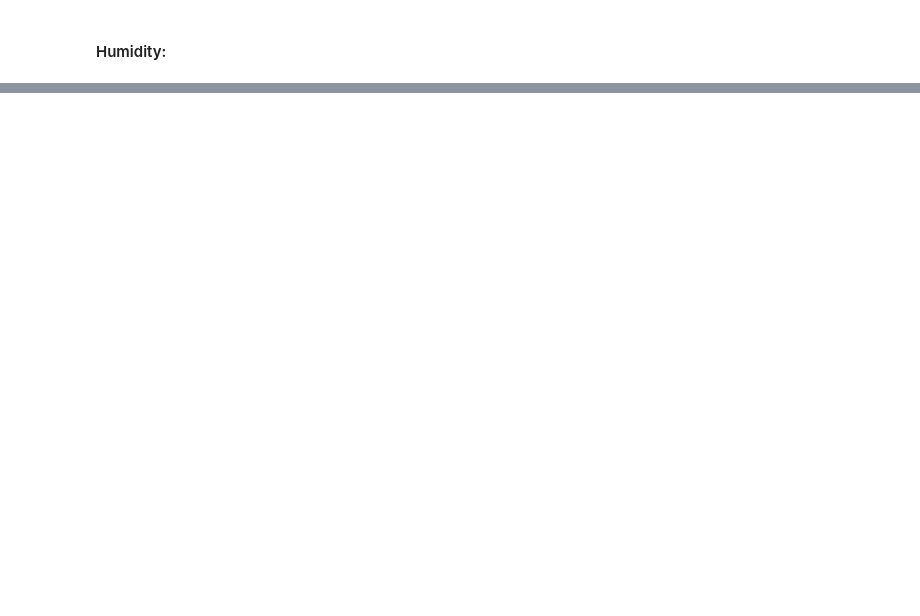
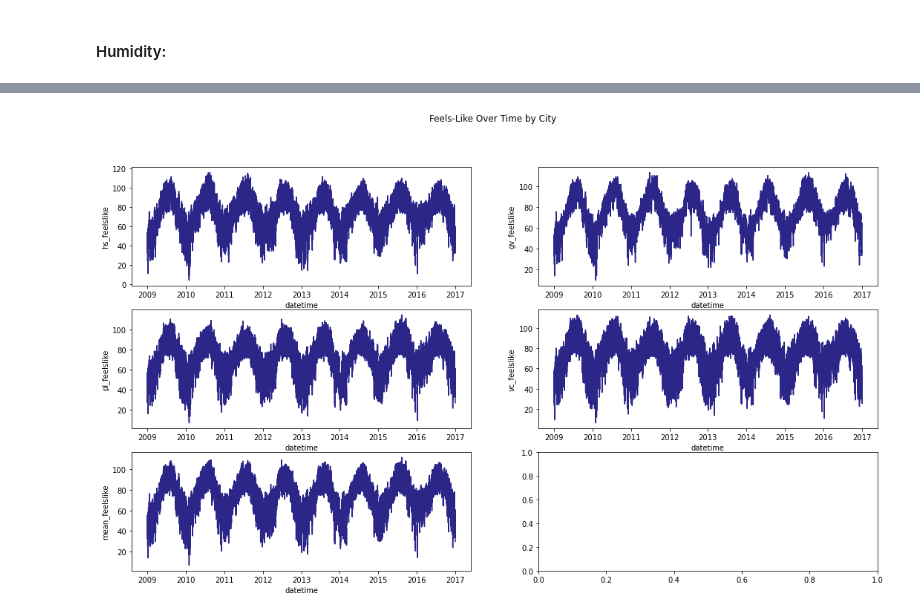
Before and after one commit to energy-demand-forecast/energy_demand_forecast, a Jupyter notebook: gregs_directory/gregs_explore.ipynb, the cells around one changed output, grey strips where cells are left out. Drawn from its saved outputs; the diff is of its cells as text; code cells hidden in the pictures; blank space fills up the shorter version.

```diff
--- a/gregs_directory/gregs_explore.ipynb
+++ b/gregs_directory/gregs_explore.ipynb
@@ -85,0 +126,12 @@ df.vc_humidity.plot();
+# %%
+fig, axes = plt.subplots(3, 2, figsize=(18, 10))
+
+fig.suptitle('Feels-Like Over Time by City')
+
+sns.lineplot(ax=axes[0, 0], data = train, x = 'datetime', y = 'hs_feelslike')
+sns.lineplot(ax=axes[0, 1], data = train, x = 'datetime', y = 'gv_feelslike')
+sns.lineplot(ax=axes[1, 0], data = train, x = 'datetime', y = 'pl_feelslike')
+sns.lineplot(ax=axes[1, 1], data = train, x = 'datetime', y = 'vc_feelslike')
+sns.lineplot(ax=axes[2, 0], data = train, x = 'datetime', y = 'mean_feelslike');
+# %% [output]
+[figure, added]
```
Also changed, not shown: parts of 25 cells of this notebook, 2 other files.
